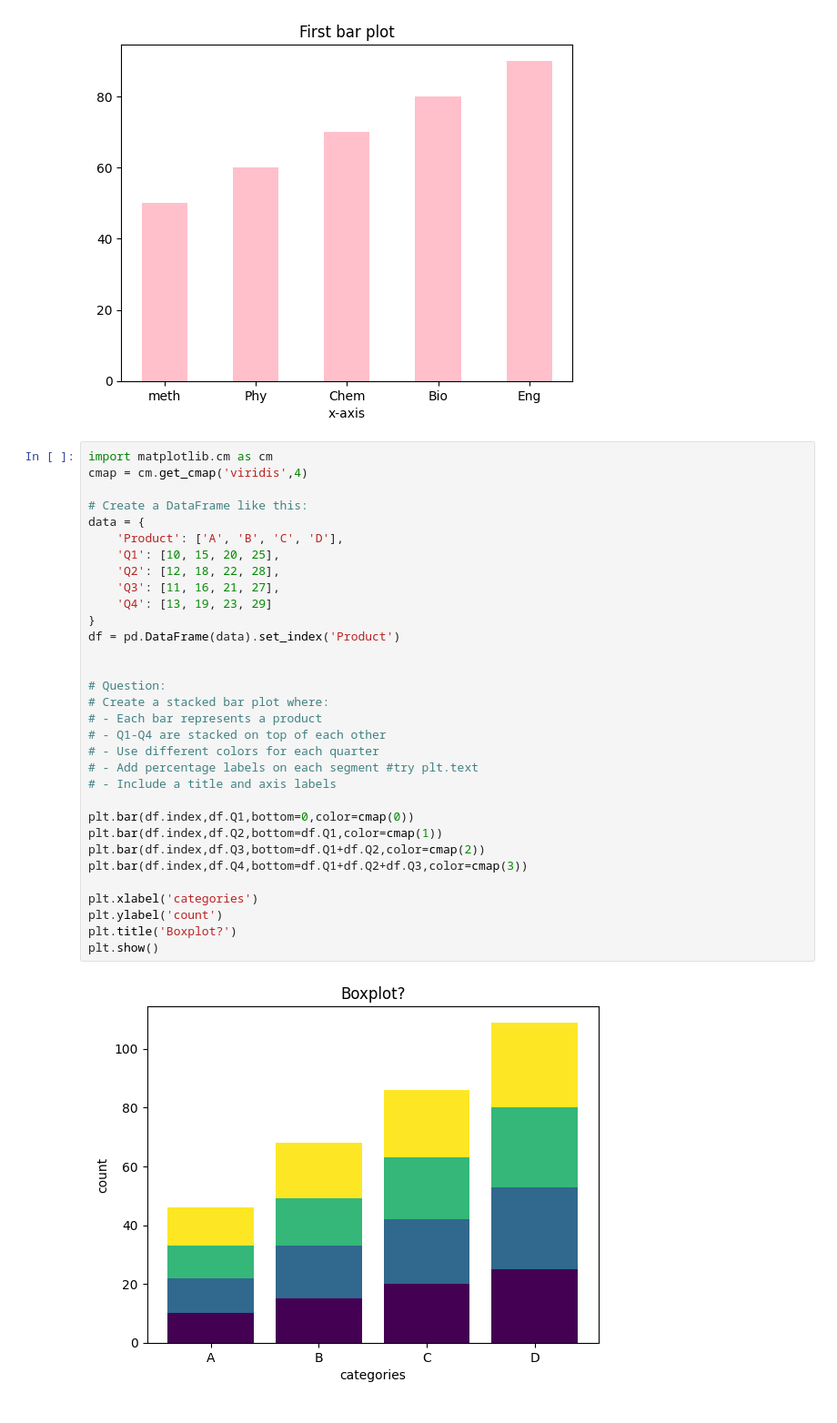
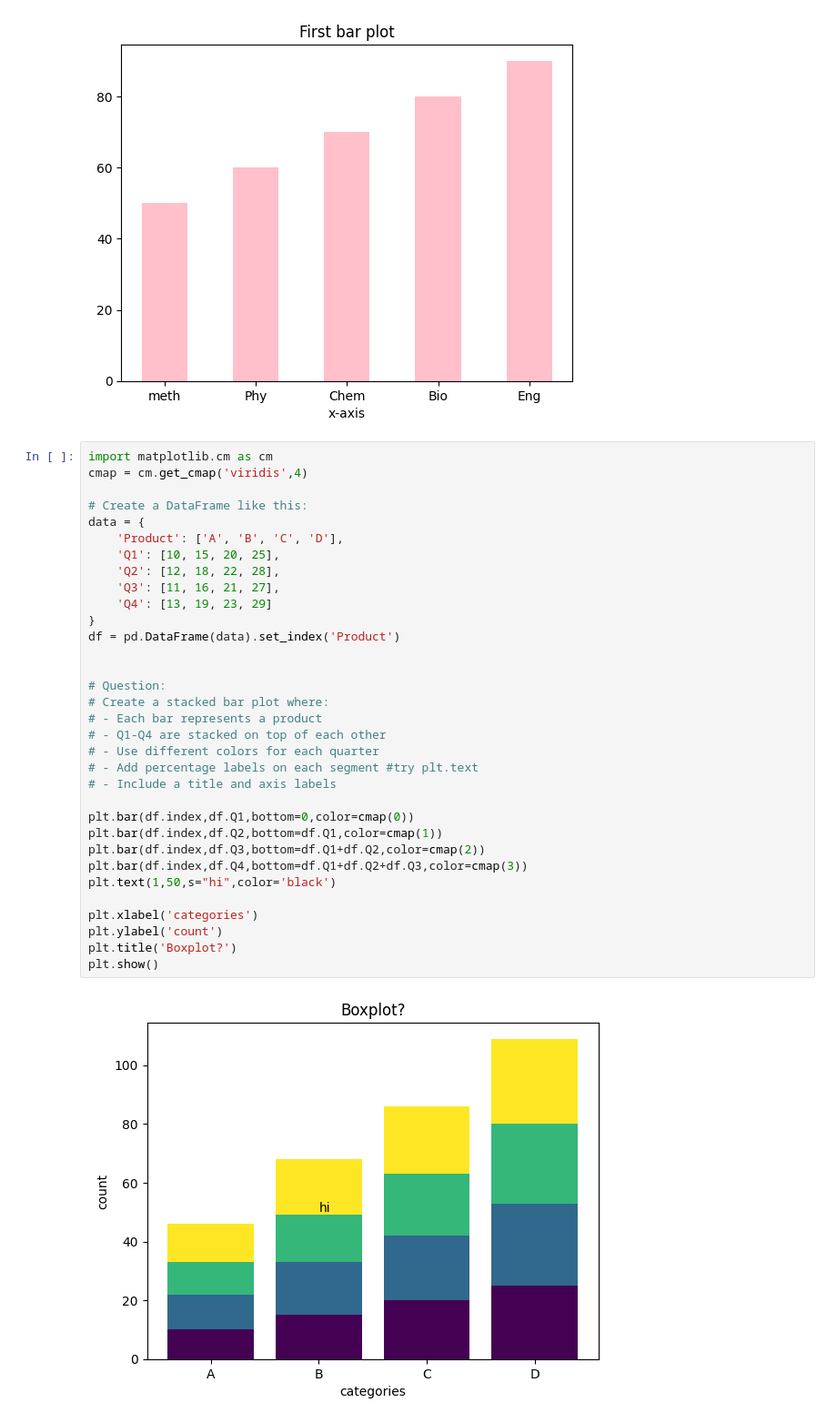
Before and after one commit to Showmemypath/Visualizations-Matplotlib-and-Seaborn, a Jupyter notebook: exercises/exercise1.ipynb, the cells around one changed output. Shown at 91% size. Saved outputs shown, nothing was run; the diff lists cells and outputs as text.

```diff
--- a/exercises/exercise1.ipynb
+++ b/exercises/exercise1.ipynb
@@ -53,31 +53,32 @@ cmap = cm.get_cmap('viridis',4)
 
 # Create a DataFrame like this:
 data = {
     'Product': ['A', 'B', 'C', 'D'],
     'Q1': [10, 15, 20, 25],
     'Q2': [12, 18, 22, 28],
     'Q3': [11, 16, 21, 27],
     'Q4': [13, 19, 23, 29]
 }
 df = pd.DataFrame(data).set_index('Product')
 
 
 # Question:
 # Create a stacked bar plot where:
 # - Each bar represents a product
 # - Q1-Q4 are stacked on top of each other
 # - Use different colors for each quarter
 # - Add percentage labels on each segment #try plt.text
 # - Include a title and axis labels
 
 plt.bar(df.index,df.Q1,bottom=0,color=cmap(0))
 plt.bar(df.index,df.Q2,bottom=df.Q1,color=cmap(1))
 plt.bar(df.index,df.Q3,bottom=df.Q1+df.Q2,color=cmap(2))
 plt.bar(df.index,df.Q4,bottom=df.Q1+df.Q2+df.Q3,color=cmap(3))
+plt.text(1,50,s="hi",color='black')
 
 plt.xlabel('categories')
 plt.ylabel('count')
 plt.title('Boxplot?')
 plt.show()
 # %% [output]
-[figure, old version]
+[figure, new version]
```
Also changed, not shown: parts of 7 cells of this notebook.
